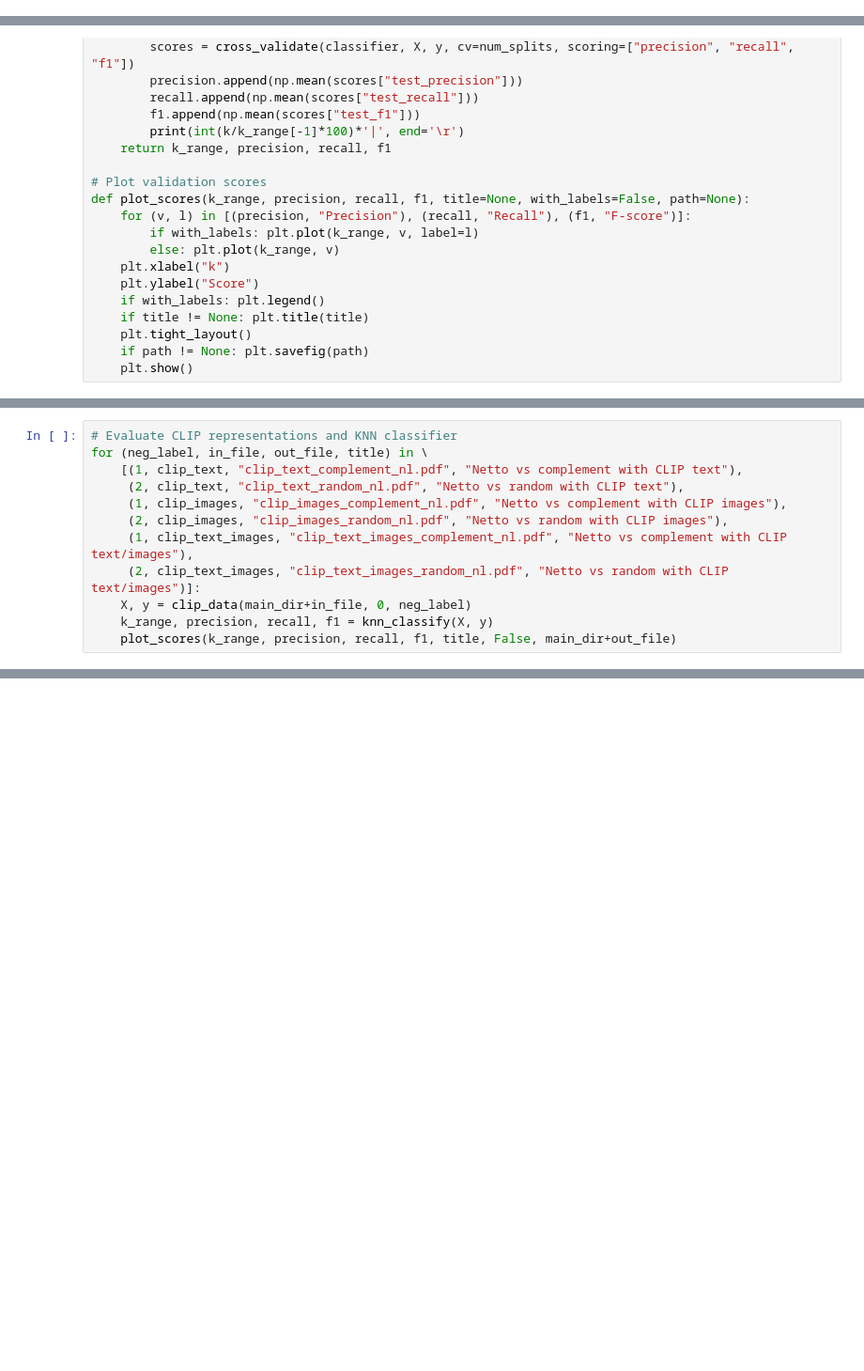
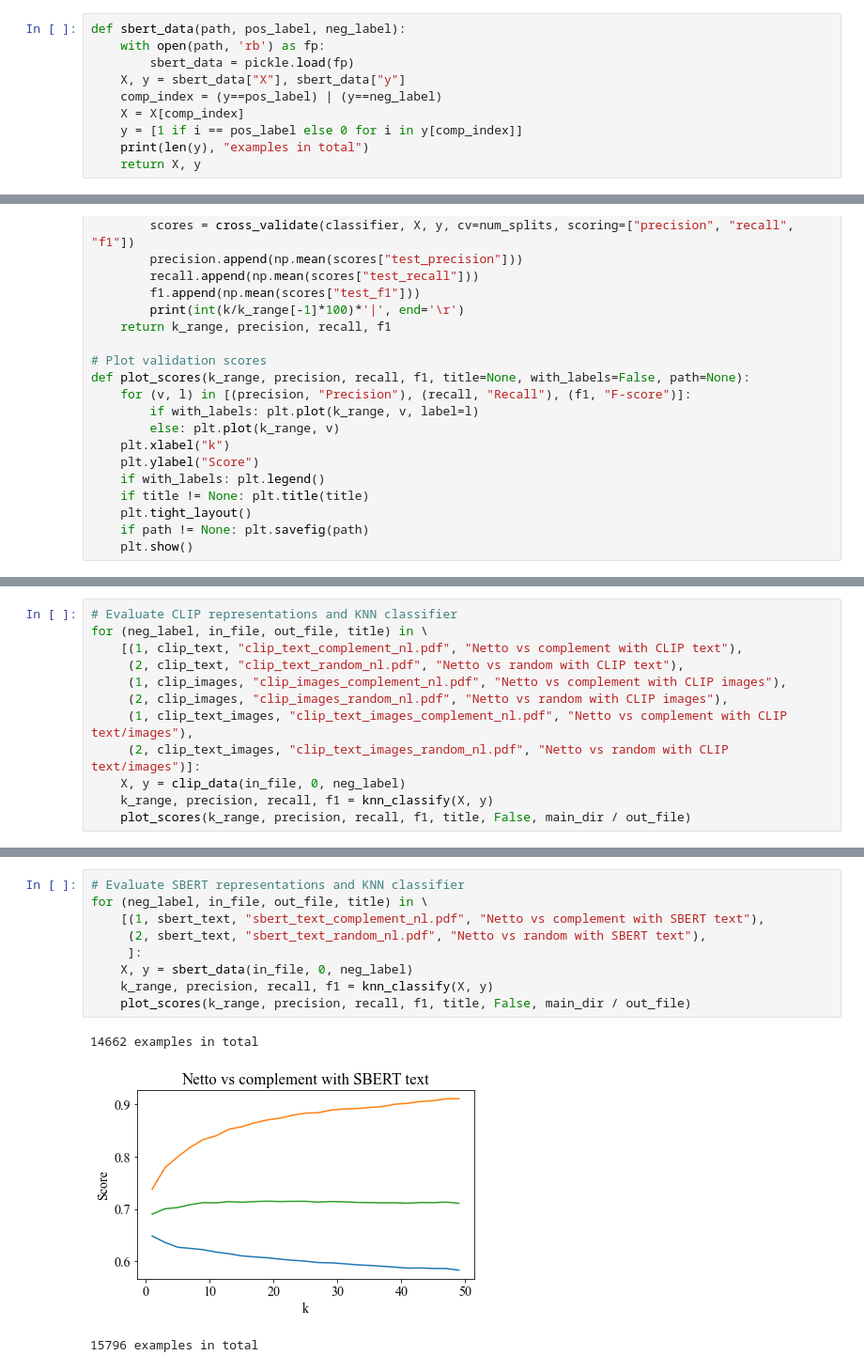
Before and after one commit to eryl/prv_kemi, a Jupyter notebook: notebooks/patent_classification.ipynb, the cells around one changed output, grey strips where cells are left out. Shown at 94% size. Cells and saved outputs as stored; diff of their text form; blank space fills up the shorter version.

```diff
--- a/notebooks/patent_classification.ipynb
+++ b/notebooks/patent_classification.ipynb
@@ -71,6 +120,16 @@ def clip_data(path, pos_label, neg_label):
     y = [1 if i == pos_label else 0 for i in y[comp_index]]
     print(len(y), "examples in total")
     return X, y
+# %%
+def sbert_data(path, pos_label, neg_label):
+    with open(path, 'rb') as fp:
+        sbert_data = pickle.load(fp)
+    X, y = sbert_data["X"], sbert_data["y"]
+    comp_index = (y==pos_label) | (y==neg_label)
+    X = X[comp_index]
+    y = [1 if i == pos_label else 0 for i in y[comp_index]]
+    print(len(y), "examples in total")
+    return X, y
 # %%
 # Cross-validate KNN classifier
 def knn_classify(X, y, k_min=1, k_max=49, k_step=2, num_splits=5):
@@ -124,6 +190,6 @@ for (neg_label, in_file, out_file, title) in \
      (2, clip_images, "clip_images_random_nl.pdf", "Netto vs random with CLIP images"),
      (1, clip_text_images, "clip_text_images_complement_nl.pdf", "Netto vs complement with CLIP text/images"),
      (2, clip_text_images, "clip_text_images_random_nl.pdf", "Netto vs random with CLIP text/images")]:
-    X, y = clip_data(main_dir+in_file, 0, neg_label)
+    X, y = clip_data(in_file, 0, neg_label)
     k_range, precision, recall, f1 = knn_classify(X, y)
-    plot_scores(k_range, precision, recall, f1, title, False, main_dir+out_file)
+    plot_scores(k_range, precision, recall, f1, title, False, main_dir / out_file)
@@ -148,0 +196,13 @@ for (neg_label, in_file, out_file, title) in \
+# %%
+# Evaluate SBERT representations and KNN classifier
+for (neg_label, in_file, out_file, title) in \
+    [(1, sbert_text, "sbert_text_complement_nl.pdf", "Netto vs complement with SBERT text"),
+     (2, sbert_text, "sbert_text_random_nl.pdf", "Netto vs random with SBERT text"),
+     ]:
+    X, y = sbert_data(in_file, 0, neg_label)
+    k_range, precision, recall, f1 = knn_classify(X, y)
+    plot_scores(k_range, precision, recall, f1, title, False, main_dir / out_file)
+# %% [output]
+14662 examples in total
+[figure, added]
+15796 examples in total
```
Also changed, not shown: parts of 23 cells of this notebook.
